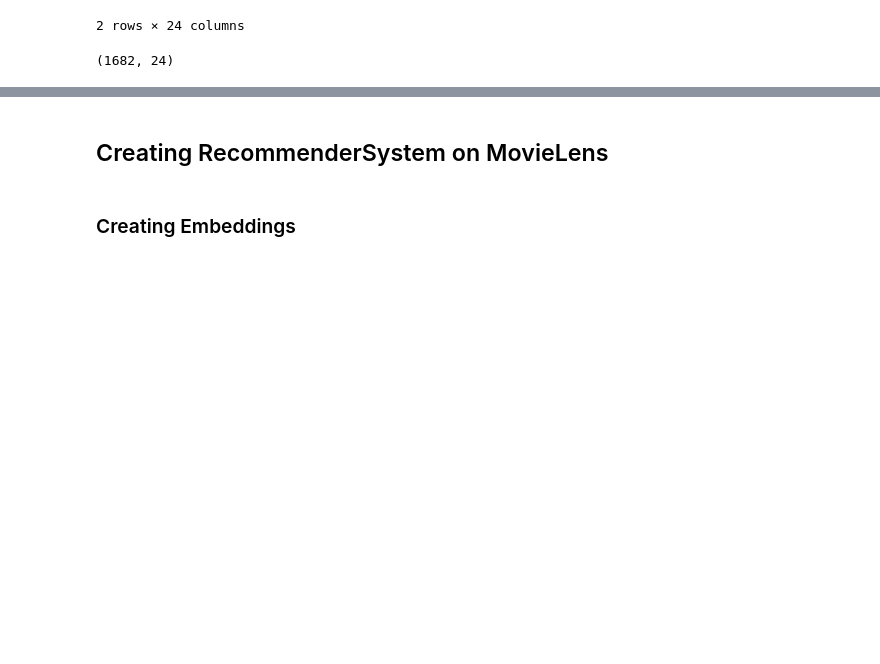
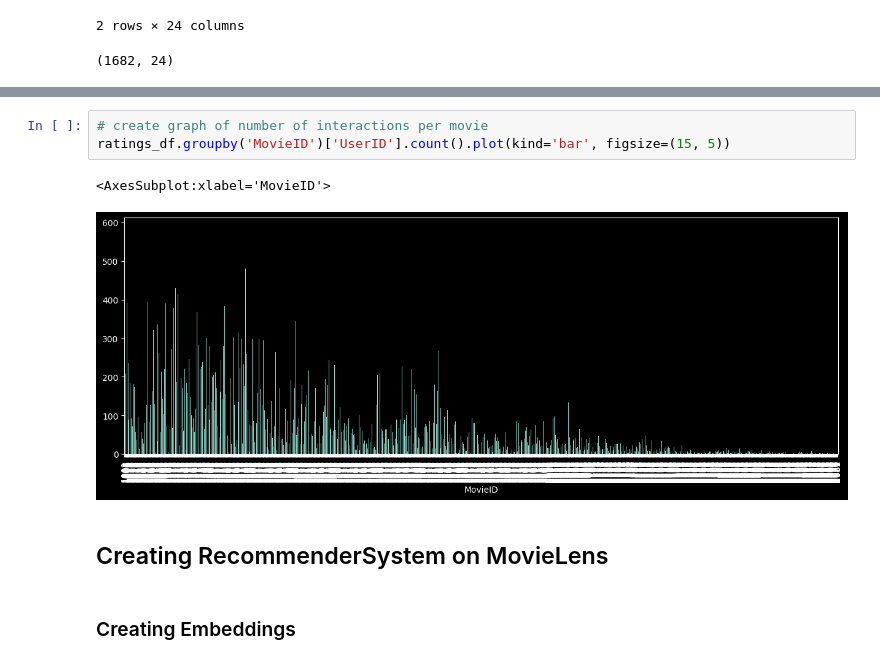
Before and after one commit to jannikjw/fair-recommender-systems, a Jupyter notebook: trecs_exp.ipynb, the cells around one changed output, grey strips where cells are left out. Drawn from its saved outputs; the diff is of its cells as text; blank space fills up the shorter version.

```diff
--- a/trecs_exp.ipynb
+++ b/trecs_exp.ipynb
@@ -154,3 +153,9 @@ genre_df.head(5)
+# %%
+# create graph of number of interactions per movie
+ratings_df.groupby('MovieID')['UserID'].count().plot(kind='bar', figsize=(15, 5))
+# %% [output]
+<AxesSubplot:xlabel='MovieID'>
+[figure, added]
 # %% [markdown]
 ## Creating RecommenderSystem on MovieLens
 # %% [markdown]
```
Also changed, not shown: parts of 13 cells of this notebook, 2 other files.
